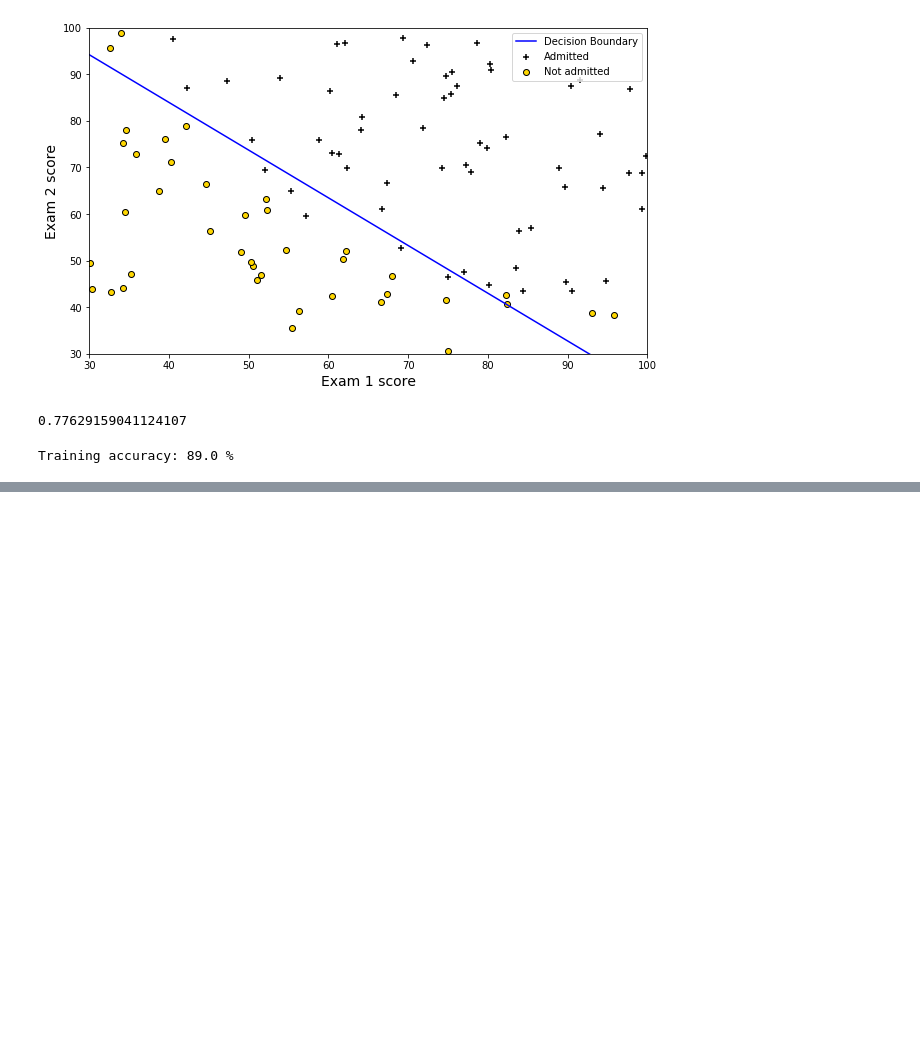
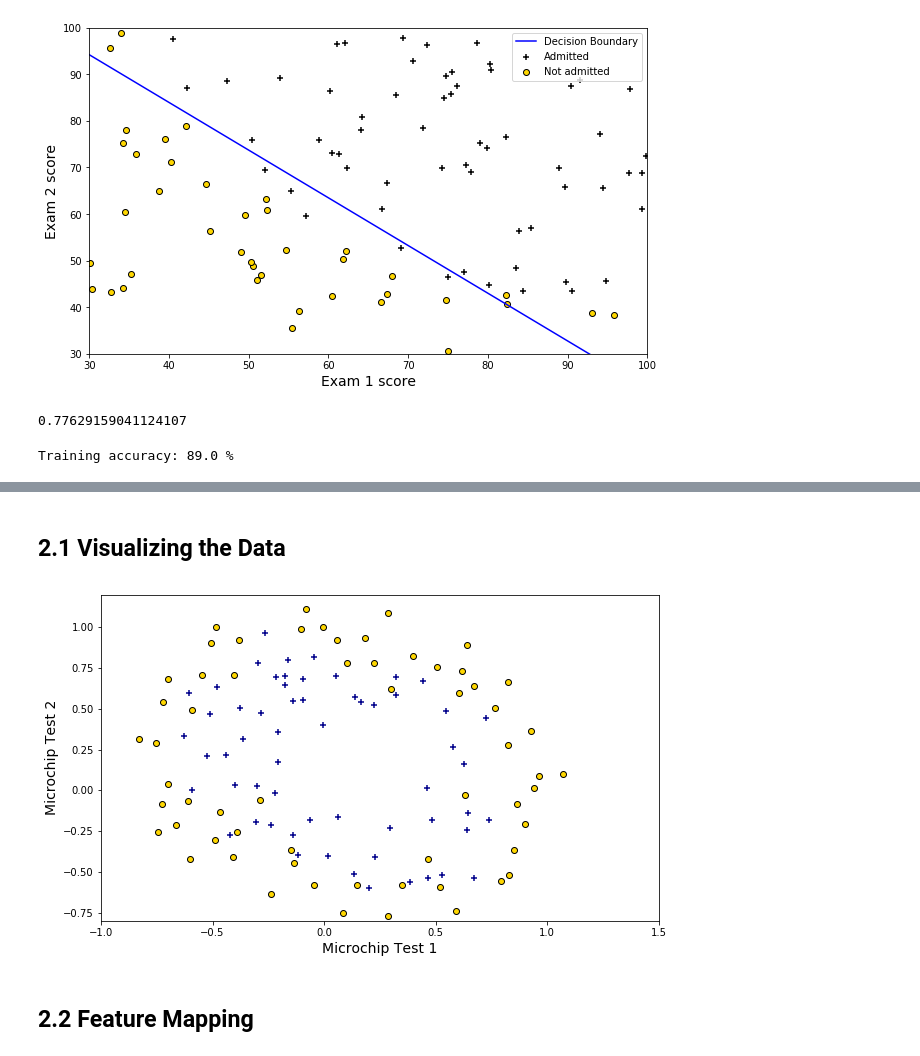
Before and after one commit to les67/MachineLearning_CourseraNg, a Jupyter notebook: ex2/ex2.ipynb, the cells around one changed output, grey strips where cells are left out. Drawn from its saved outputs; the diff is of its cells as text; code cells hidden in the pictures; blank space fills up the shorter version.

```diff
--- a/ex2/ex2.ipynb
+++ b/ex2/ex2.ipynb
@@ -289,0 +296,28 @@ Training accuracy: 89.0 %
+# %% [markdown]
+## 2.1 Visualizing the Data
+# %%
+test1,test2,class_label=np.loadtxt('ex2data2.txt',delimiter=',',unpack=True)
+
+# design matrix
+design = np.c_[np.ones_like(test1),test1,test2]
+
+# initial theta
+theta = np.zeros(np.shape(design)[1])
+
+# label cuts
+positive_cut = (class_label==1)
+negative_cut = (class_label==0)
+# %%
+# Plot
+plt.figure()
+plt.scatter(test1[positive_cut],test2[positive_cut],marker='+',c='darkblue',edgecolors='k')
+plt.scatter(test1[negative_cut],test2[negative_cut],marker='o',c='gold',edgecolors='k')
+plt.xlim(-1,1.5)
+plt.ylim(-0.8,1.2)
+plt.xlabel('Microchip Test 1',fontsize=14)
+plt.ylabel('Microchip Test 2',fontsize=14)
+plt.show()
+# %% [output]
+[figure, added]
+# %% [markdown]
+## 2.2 Feature Mapping
```
Also changed, not shown: parts of 30 cells of this notebook.
